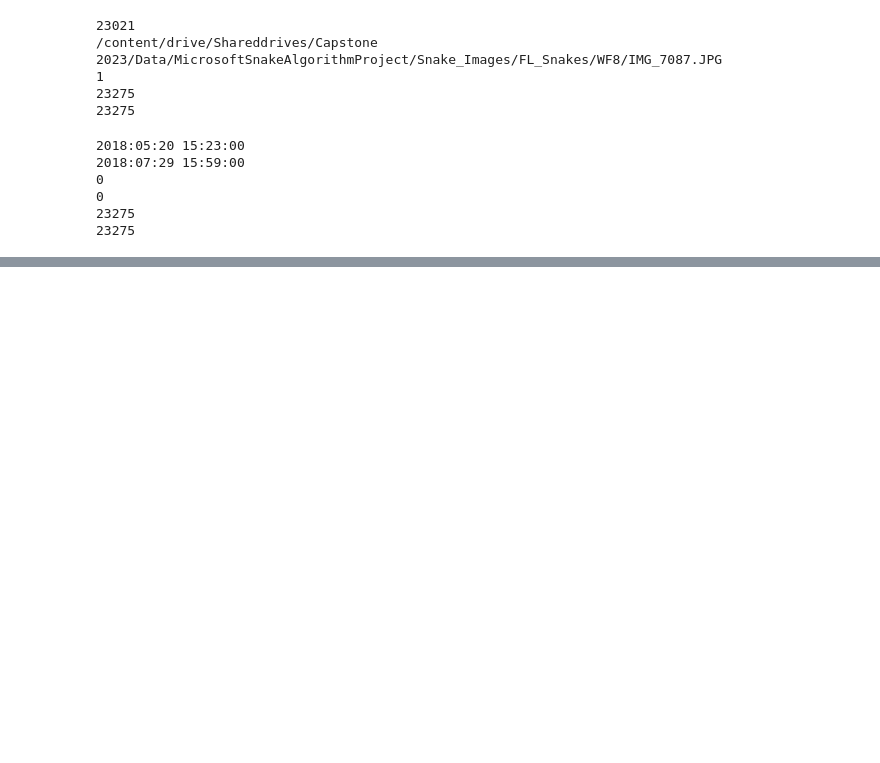
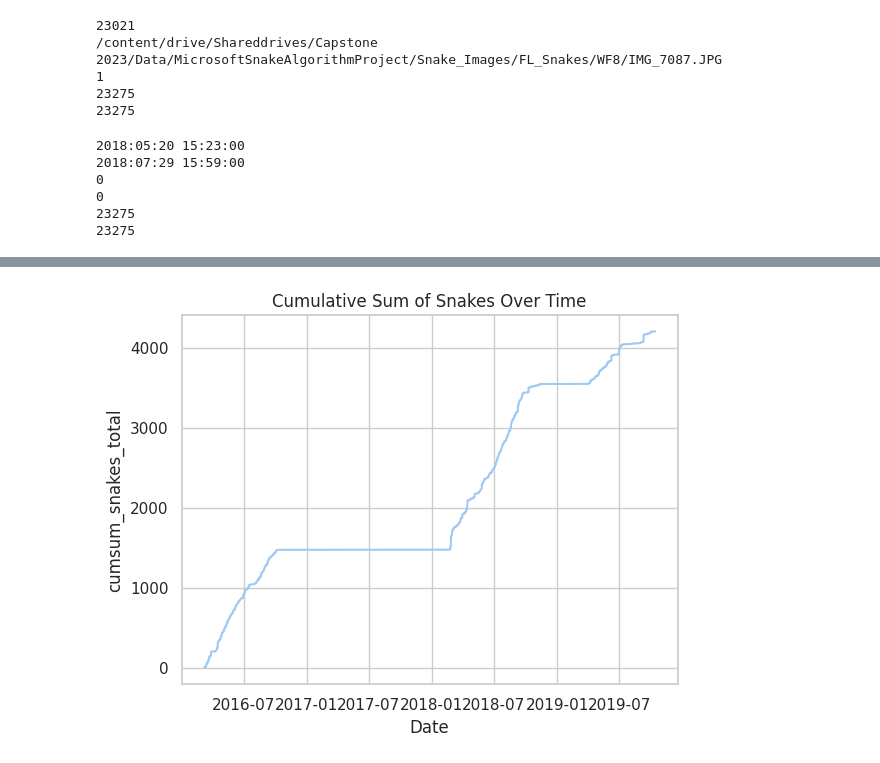
Before and after one commit to im-vne/Snakes-or-No-Snakes, a Jupyter notebook: DataExploration_06_2023.ipynb, the cells around one changed output, grey strips where cells are left out. Cells and saved outputs as stored; diff of their text form; code cells hidden in the pictures; blank space fills up the shorter version.

```diff
--- a/DataExploration_06_2023.ipynb
+++ b/DataExploration_06_2023.ipynb
@@ -227,0 +328,8 @@ NameError: ignored
+# %%
+sns.set_theme(style="whitegrid", palette="pastel")
+total_time_plot = sns.lineplot(
+    data=df,
+    x="Date", y="cumsum_snakes_total"
+).set(title = "Cumulative Sum of Snakes Over Time")
+# %% [output]
+[figure, added]
```
Also changed, not shown: parts of 12 cells of this notebook.
